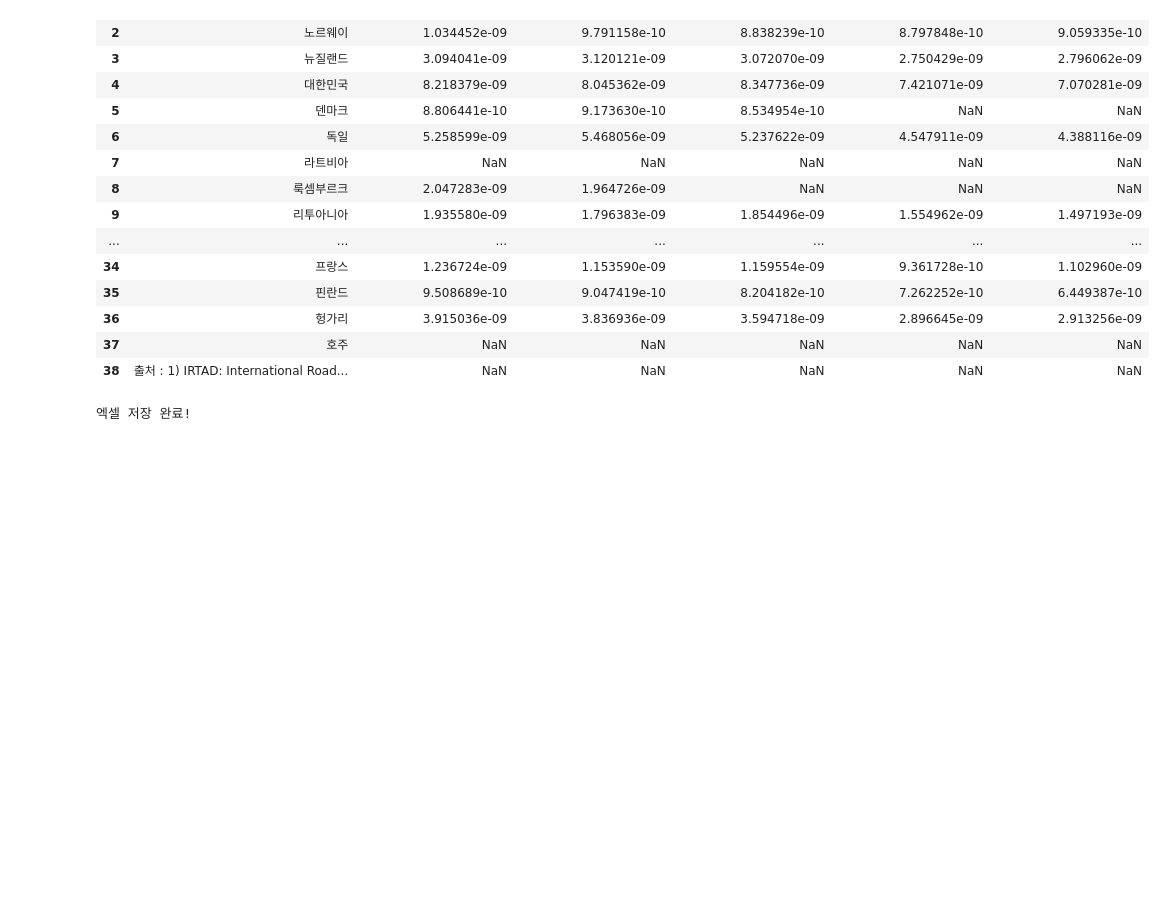
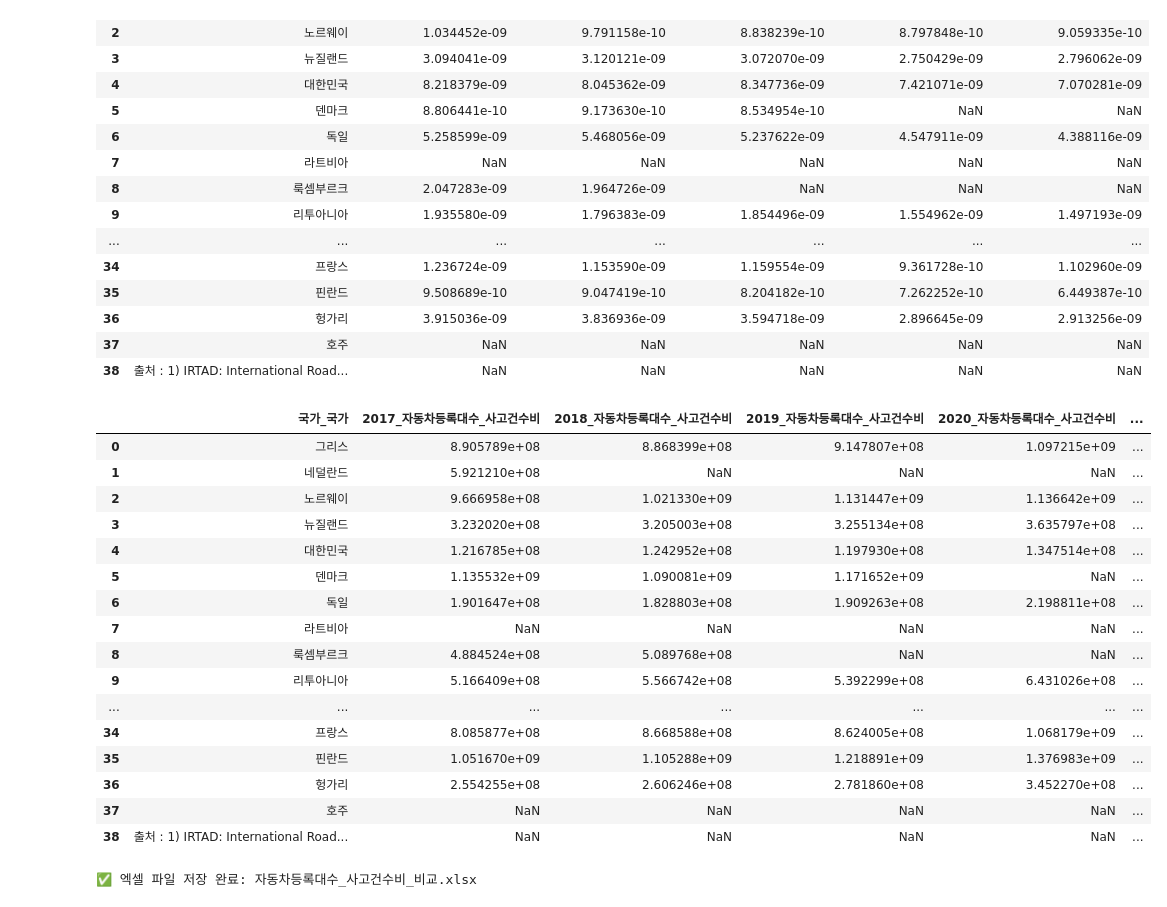
Before and after one commit to Eunhasuiin/LikeLion_Mid_team_14, a Jupyter notebook: members/이효린/notebooks/17-21EDA.ipynb, the cells around one changed output. Cells and saved outputs as stored; diff of their text form; code cells hidden in the pictures; blank space fills up the shorter version.

Commit message:
자동차등록대수:사고율

```diff
--- a/members/이효린/notebooks/17-21EDA.ipynb
+++ b/members/이효린/notebooks/17-21EDA.ipynb
@@ -172,8 +172,44 @@ display(df_ratio_view)
 | 36 | 헝가리 | 3.915036e-09 | 3.836936e-09 | 3.594718e-09 | 2.896645e-09 | 2.913256e-09 |
 | 37 | 호주 | NaN | NaN | NaN | NaN | NaN |
 | 38 | 출처 : 1) IRTAD: International Road... | NaN | NaN | NaN | NaN | NaN |
-# %%
-df_ratio_view.to_excel('C:/Users/윤후/Downloads/자동차비율_사고율비_비교.xlsx', index=False)
-print("엑셀 저장 완료!")
-# %% [output]
-엑셀 저장 완료!
+# %%
+# 자동차등록대수 : 사고건수 비율 계산
+for year in range(2017, 2022):
+    car_reg_col = f"{year}_자동차등록대수(천대)"
+    acc_col = f"{year}_사고[건]"
+
+    if car_reg_col in df_raw.columns and acc_col in df_raw.columns:
+        df_raw[f"{year}_자동차등록대수_사고건수비"] = df_raw[car_reg_col] / df_raw[acc_col]
+
+# '국가_국가' + 계산된 비율 컬럼만 추출
+ratio_cols = [col for col in df_raw.columns if '자동차등록대수_사고건수비' in col]
+df_ratio_view = df_raw[['국가_국가'] + ratio_cols]
+
+# 표 출력
+from IPython.display import display
+display(df_ratio_view)
+# %% [output]
+|  | 국가_국가 | 2017_자동차등록대수_사고건수비 | 2018_자동차등록대수_사고건수비 | 2019_자동차등록대수_사고건수비 | 2020_자동차등록대수_사고건수비 | ... |
+| 0 | 그리스 | 8.905789e+08 | 8.868399e+08 | 9.147807e+08 | 1.097215e+09 | ... |
+| 1 | 네덜란드 | 5.921210e+08 | NaN | NaN | NaN | ... |
+| 2 | 노르웨이 | 9.666958e+08 | 1.021330e+09 | 1.131447e+09 | 1.136642e+09 | ... |
+| 3 | 뉴질랜드 | 3.232020e+08 | 3.205003e+08 | 3.255134e+08 | 3.635797e+08 | ... |
+| 4 | 대한민국 | 1.216785e+08 | 1.242952e+08 | 1.197930e+08 | 1.347514e+08 | ... |
+| 5 | 덴마크 | 1.135532e+09 | 1.090081e+09 | 1.171652e+09 | NaN | ... |
+| 6 | 독일 | 1.901647e+08 | 1.828803e+08 | 1.909263e+08 | 2.198811e+08 | ... |
+| 7 | 라트비아 | NaN | NaN | NaN | NaN | ... |
+| 8 | 룩셈부르크 | 4.884524e+08 | 5.089768e+08 | NaN | NaN | ... |
+| 9 | 리투아니아 | 5.166409e+08 | 5.566742e+08 | 5.392299e+08 | 6.431026e+08 | ... |
+| ... | ... | ... | ... | ... | ... | ... |
+| 34 | 프랑스 | 8.085877e+08 | 8.668588e+08 | 8.624005e+08 | 1.068179e+09 | ... |
+| 35 | 핀란드 | 1.051670e+09 | 1.105288e+09 | 1.218891e+09 | 1.376983e+09 | ... |
+| 36 | 헝가리 | 2.554255e+08 | 2.606246e+08 | 2.781860e+08 | 3.452270e+08 | ... |
+| 37 | 호주 | NaN | NaN | NaN | NaN | ... |
+| 38 | 출처 : 1) IRTAD: International Road... | NaN | NaN | NaN | NaN | ... |
+# %%
+import pandas as pd
+output_path = "자동차등록대수_사고건수비_비교.xlsx"
+df_ratio_view.to_excel(output_path, index=False)
+print(f"✅ 엑셀 파일 저장 완료: {output_path}")
+# %% [output]
+✅ 엑셀 파일 저장 완료: 자동차등록대수_사고건수비_비교.xlsx
```
